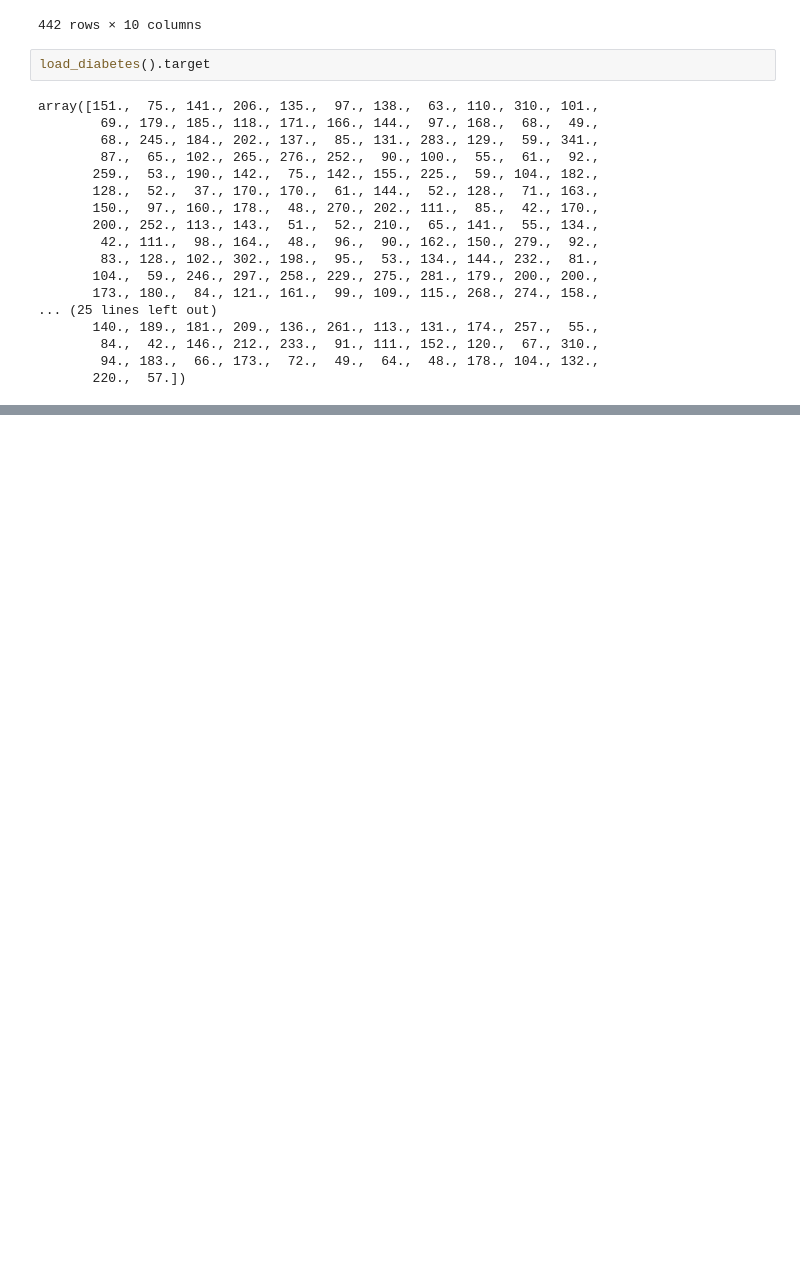
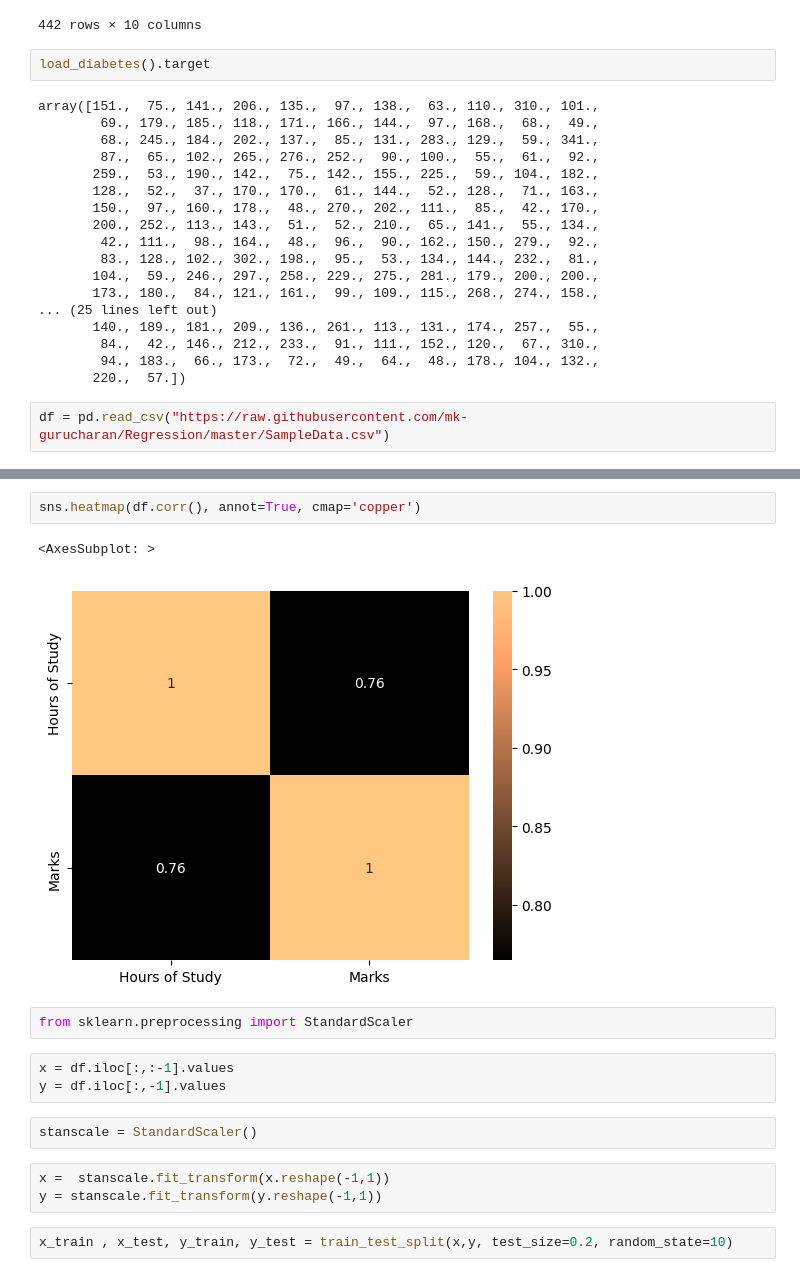
Before and after one commit to mihirh19/predicting_baltimore_salary, a Jupyter notebook: svm.ipynb, the cells around one changed output, grey strips where cells are left out. Drawn from its saved outputs; the diff is of its cells as text; blank space fills up the shorter version.

```diff
--- a/svm.ipynb
+++ b/svm.ipynb
@@ -47,3 +47,5 @@ array([151.,  75., 141., 206., 135.,  97., 138.,  63., 110., 310., 101.,
         84.,  42., 146., 212., 233.,  91., 111., 152., 120.,  67., 310.,
         94., 183.,  66., 173.,  72.,  49.,  64.,  48., 178., 104., 132.,
        220.,  57.])
+# %%
+df = pd.read_csv("https://raw.githubusercontent.com/mk-gurucharan/Regression/master/SampleData.csv")
@@ -49,0 +102,17 @@ array([151.,  75., 141., 206., 135.,  97., 138.,  63., 110., 310., 101.,
+# %%
+sns.heatmap(df.corr(), annot=True, cmap='copper')
+# %% [output]
+<AxesSubplot: >
+[figure, added]
+# %%
+from sklearn.preprocessing import StandardScaler
+# %%
+x = df.iloc[:,:-1].values
+y = df.iloc[:,-1].values
+# %%
+stanscale = StandardScaler()
+# %%
+x =  stanscale.fit_transform(x.reshape(-1,1))
+y = stanscale.fit_transform(y.reshape(-1,1))
+# %%
+x_train , x_test, y_train, y_test = train_test_split(x,y, test_size=0.2, random_state=10)
```
Also changed, not shown: parts of 17 cells of this notebook, 3 other files.
